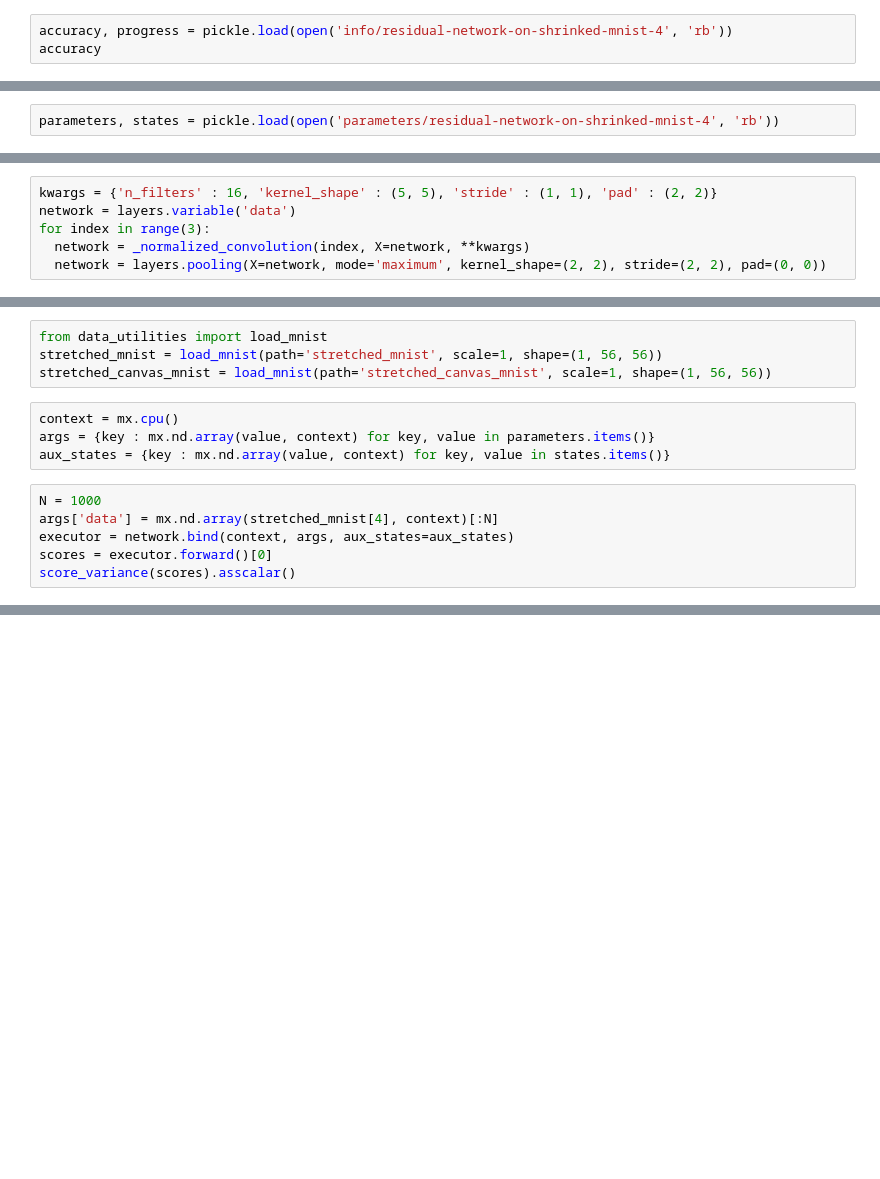
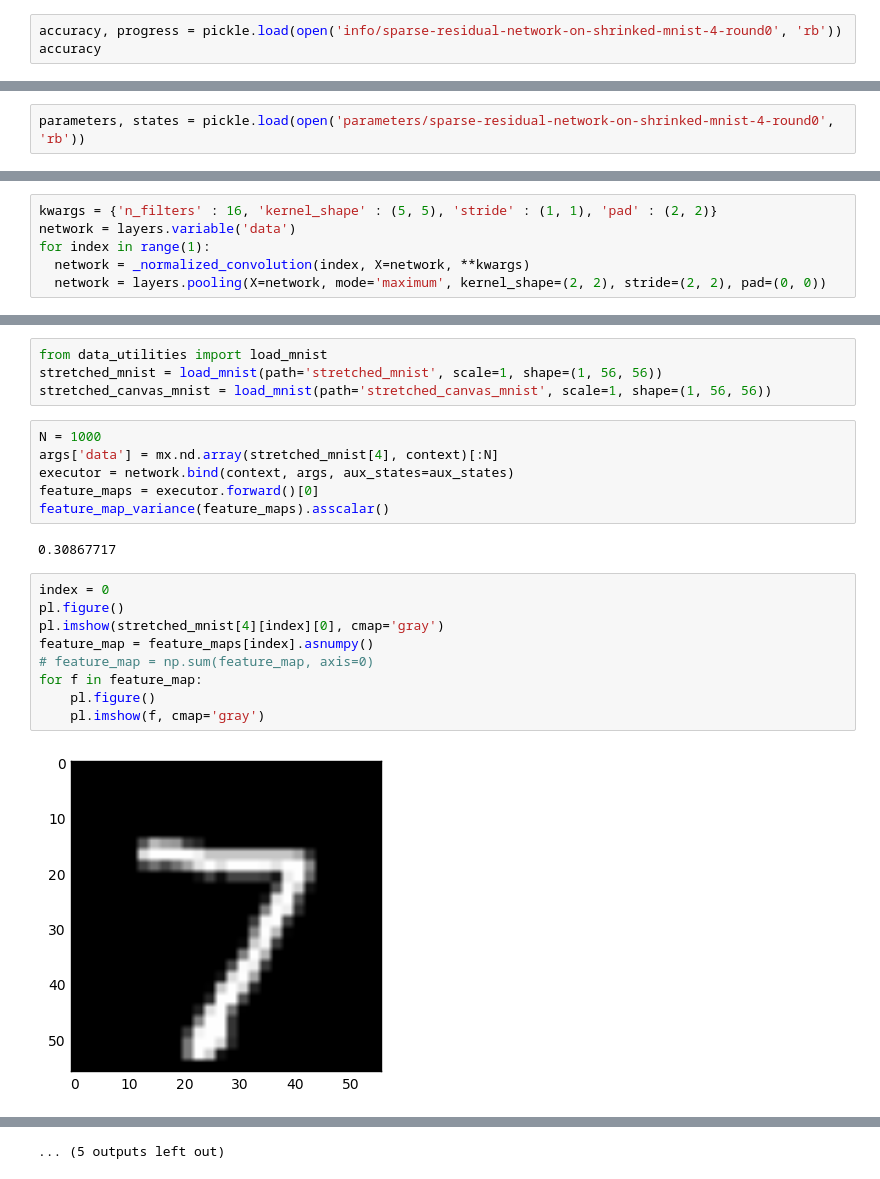
Before and after one commit to HQ01/fast-weight, a Jupyter notebook: cv/scale-invariance/residual-network-on-shrinked-mnist-activation-strength.ipynb, the cells around one changed output, grey strips where cells are left out. Saved outputs shown, nothing was run; the diff lists cells and outputs as text; blank space fills up the shorter version.

```diff
--- a/cv/scale-invariance/residual-network-on-shrinked-mnist-activation-strength.ipynb
+++ b/cv/scale-invariance/residual-network-on-shrinked-mnist-activation-strength.ipynb
@@ -8,6 +8,6 @@ import mx_layers as layers
 # %%
 n_residual_layers = 4
 # %%
-accuracy, progress = pickle.load(open('info/residual-network-on-shrinked-mnist-4', 'rb'))
+accuracy, progress = pickle.load(open('info/sparse-residual-network-on-shrinked-mnist-4-round0', 'rb'))
 accuracy
 # %% [output]
@@ -15,2 +15,2 @@ IOError: [Errno 2] No such file or directory: 'info/residual-network-on-shrinked
 # %%
-parameters, states = pickle.load(open('parameters/residual-network-on-shrinked-mnist-4', 'rb'))
+parameters, states = pickle.load(open('parameters/sparse-residual-network-on-shrinked-mnist-4-round0', 'rb'))
@@ -23,6 +30,6 @@ def _normalized_convolution(index, **kwargs):
 # %%
 kwargs = {'n_filters' : 16, 'kernel_shape' : (5, 5), 'stride' : (1, 1), 'pad' : (2, 2)}
 network = layers.variable('data')
-for index in range(3):
+for index in range(1):
   network = _normalized_convolution(index, X=network, **kwargs)
   network = layers.pooling(X=network, mode='maximum', kernel_shape=(2, 2), stride=(2, 2), pad=(0, 0))
@@ -37,13 +41,22 @@ def feature_map_variance(feature_maps):
 from data_utilities import load_mnist
 stretched_mnist = load_mnist(path='stretched_mnist', scale=1, shape=(1, 56, 56))
 stretched_canvas_mnist = load_mnist(path='stretched_canvas_mnist', scale=1, shape=(1, 56, 56))
-# %%
-context = mx.cpu()
-args = {key : mx.nd.array(value, context) for key, value in parameters.items()}
-aux_states = {key : mx.nd.array(value, context) for key, value in states.items()}
 # %%
 N = 1000
 args['data'] = mx.nd.array(stretched_mnist[4], context)[:N]
 executor = network.bind(context, args, aux_states=aux_states)
-scores = executor.forward()[0]
-score_variance(scores).asscalar()
+feature_maps = executor.forward()[0]
+feature_map_variance(feature_maps).asscalar()
+# %% [output]
+0.30867717
+# %%
+index = 0
+pl.figure()
+pl.imshow(stretched_mnist[4][index][0], cmap='gray')
+feature_map = feature_maps[index].asnumpy()
+# feature_map = np.sum(feature_map, axis=0)
+for f in feature_map:
+    pl.figure()
+    pl.imshow(f, cmap='gray')
+# %% [output]
+[figure, added]
@@ -50,2 +74,3 @@ score_variance(scores).asscalar()
+... (5 outputs left out)
 # %%
 args['data'][:] = mx.nd.array(stretched_canvas_mnist[4], context)[:N]
```
Also changed, not shown: parts of 17 cells of this notebook, 21 other files.
